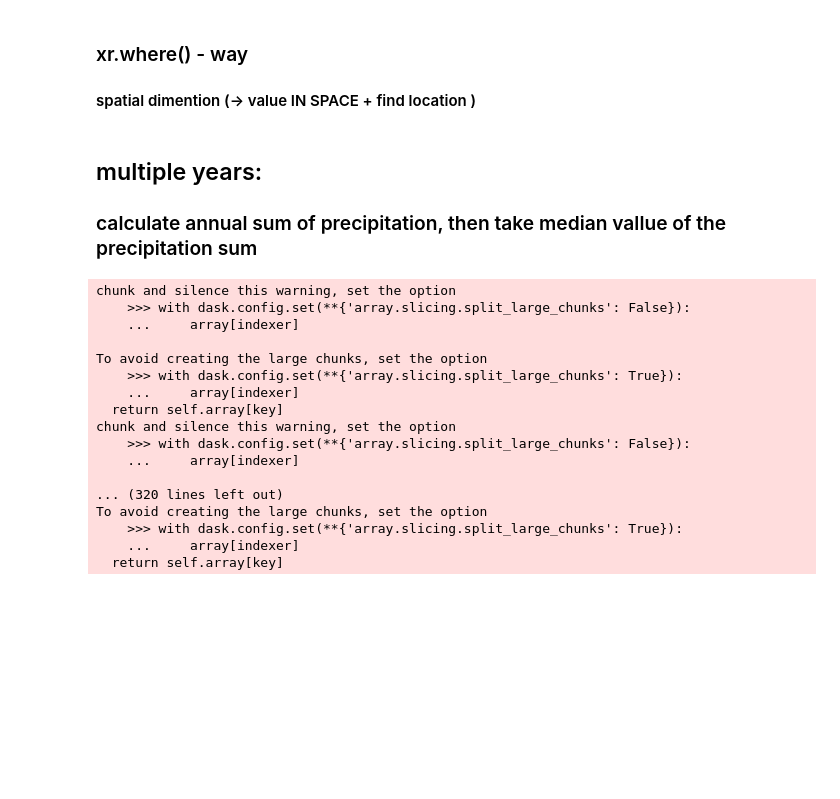
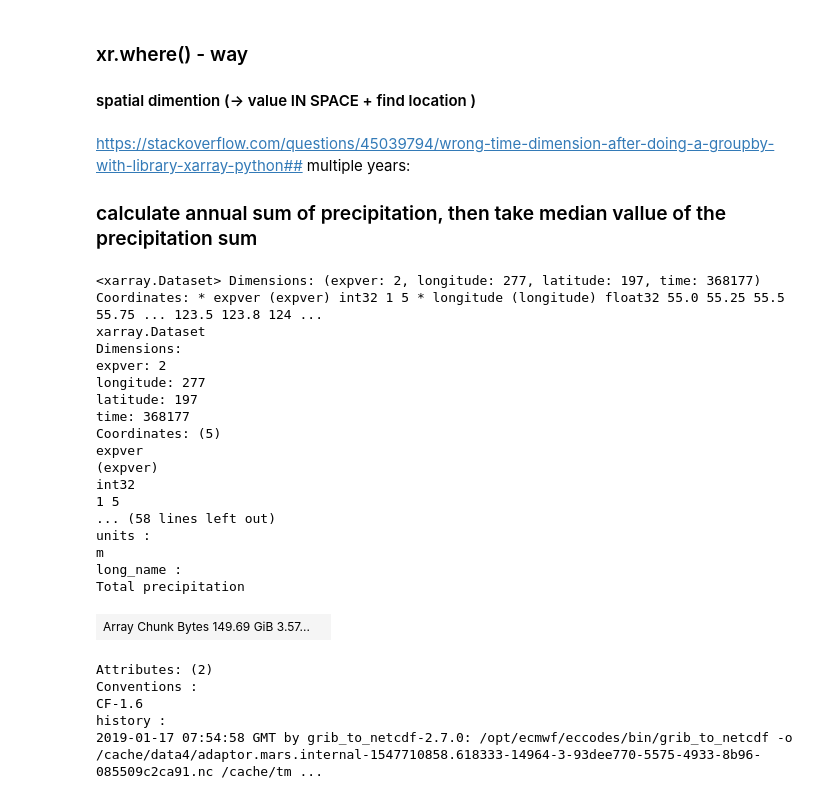
Before and after one commit to varyabazilova/hma_regions, a Jupyter notebook: era5_locate_median_point.ipynb, the cells around one changed output. Saved outputs shown, nothing was run; the diff lists cells and outputs as text; code cells hidden in the pictures; blank space fills up the shorter version.

Commit message:
whats upp all years

```diff
--- a/era5_locate_median_point.ipynb
+++ b/era5_locate_median_point.ipynb
@@ -223,5 +225,5 @@ median_t2m_where.plot()
 # ds
 # t2m_median['t2m'].iloc[0] - t2m_median
 # %% [markdown]
-## multiple years:
+https://stackoverflow.com/questions/45039794/wrong-time-dimension-after-doing-a-groupby-with-library-xarray-python## multiple years:
 ### calculate annual sum of precipitation, then take median vallue of the precipitation sum
@@ -230,6 +235,32 @@ median_t2m_where.plot()
 
 temps = xr.open_mfdataset("/Volumes/Data/Repository/external_data/ERA5/HMA/netcdf/hourly/2m-temperature/*.nc")
 precips = xr.open_mfdataset("/Volumes/Data/Repository/external_data/ERA5/HMA/netcdf/hourly/total-precipitation/*.nc")
+# %%
+precips
+# %% [output]
+<xarray.Dataset> Dimensions: (expver: 2, longitude: 277, latitude: 197, time: 368177) Coordinates: * expver (expver) int32 1 5 * longitude (longitude) float32 55.0 55.25 55.5 55.75 ... 123.5 123.8 124 ...
+xarray.Dataset
+Dimensions:
+expver: 2
+longitude: 277
+latitude: 197
+time: 368177
+Coordinates: (5)
+expver
+(expver)
+int32
+1 5
+... (58 lines left out)
+units :
+m
+long_name :
+Total precipitation
+| Array Chunk Bytes 149.69 GiB 3.57... |  |
+Attributes: (2)
+Conventions :
+CF-1.6
+history :
+2019-01-17 07:54:58 GMT by grib_to_netcdf-2.7.0: /opt/ecmwf/eccodes/bin/grib_to_netcdf -o /cache/data4/adaptor.mars.internal-1547710858.618333-14964-3-93dee770-5575-4933-8b96-085509c2ca91.nc /cache/tm ...
 # %%
 # CLIP with the same ROI as before:
 
@@ -245,23 +277,5 @@ precips = xr.open_mfdataset("/Volumes/Data/Repository/external_data/ERA5/HMA/net
 # %%
 # resample from hourly to annual:
 
-precip_sum = precips.groupby('time.year').median('time')
+precip_sum = roi_precips.groupby('time.year').median('time')
-# %% [output]
-chunk and silence this warning, set the option
-    >>> with dask.config.set(**{'array.slicing.split_large_chunks': False}):
-    ...     array[indexer]
-
-To avoid creating the large chunks, set the option
-    >>> with dask.config.set(**{'array.slicing.split_large_chunks': True}):
-    ...     array[indexer]
-  return self.array[key]
-chunk and silence this warning, set the option
-    >>> with dask.config.set(**{'array.slicing.split_large_chunks': False}):
-    ...     array[indexer]
-
-... (320 lines left out)
-To avoid creating the large chunks, set the option
-    >>> with dask.config.set(**{'array.slicing.split_large_chunks': True}):
-    ...     array[indexer]
-  return self.array[key]
 # %%
```
Also changed, not shown: parts of 9 cells of this notebook.
